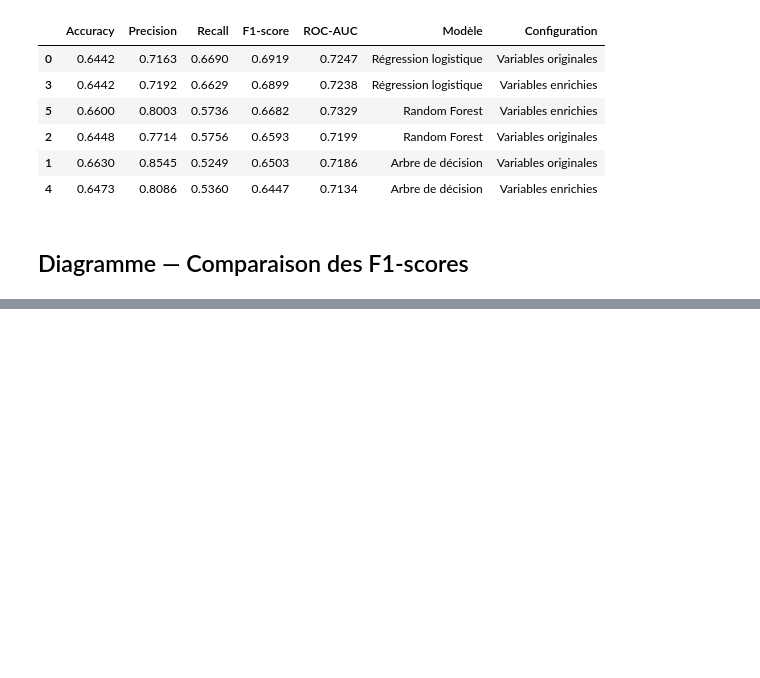
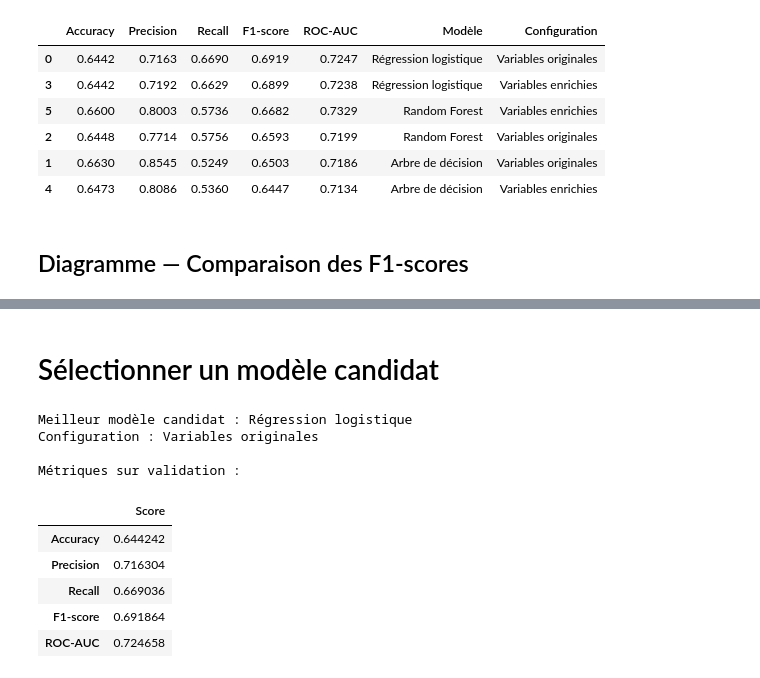
Before and after one commit to nadiagouroubera40-debug/Delais_de_Livraison, a Jupyter notebook: livraison.ipynb, the cells around one changed output, grey strips where cells are left out. Cells and saved outputs as stored; diff of their text form; code cells hidden in the pictures; blank space fills up the shorter version.

```diff
--- a/livraison.ipynb
+++ b/livraison.ipynb
@@ -1399,0 +1404,36 @@ plt.show()
+# %% [markdown]
+# Sélectionner un modèle candidat
+# %%
+best_row = comparison_df.loc[
+    comparison_df["F1-score"].idxmax()
+]
+
+best_model_name = best_row["Modèle"]
+best_configuration = best_row["Configuration"]
+
+print("Meilleur modèle candidat :", best_model_name)
+print("Configuration :", best_configuration)
+
+print("\nMétriques sur validation :")
+display(
+    best_row[
+        [
+            "Accuracy",
+            "Precision",
+            "Recall",
+            "F1-score",
+            "ROC-AUC"
+        ]
+    ].to_frame("Score").round(4)
+)
+# %% [output]
+Meilleur modèle candidat : Régression logistique
+Configuration : Variables originales
+
+Métriques sur validation :
+|  | Score |
+| Accuracy | 0.644242 |
+| Precision | 0.716304 |
+| Recall | 0.669036 |
+| F1-score | 0.691864 |
+| ROC-AUC | 0.724658 |
```
Also changed, not shown: parts of 14 cells of this notebook.
